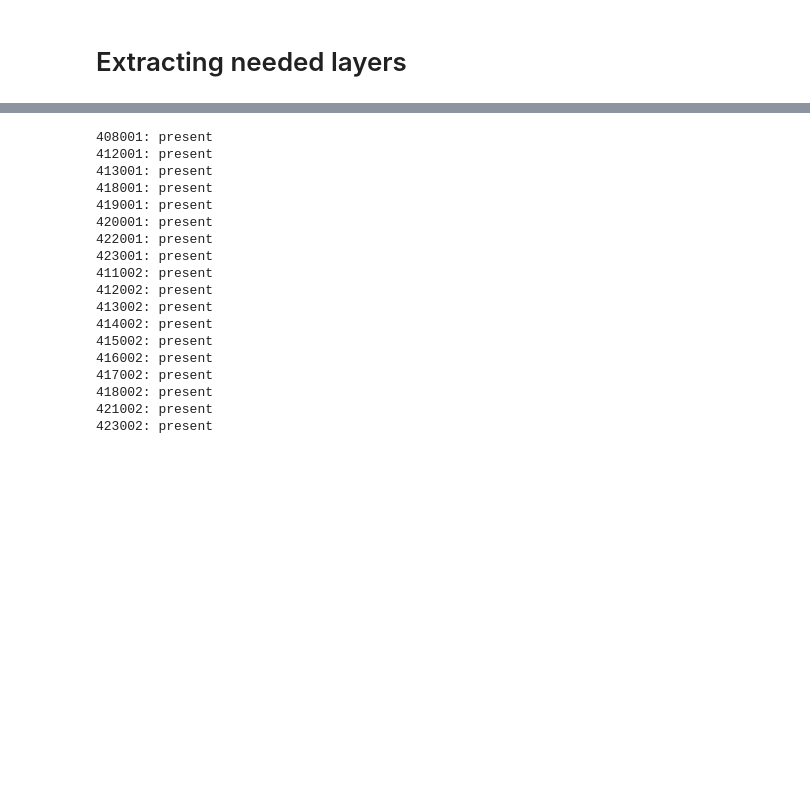
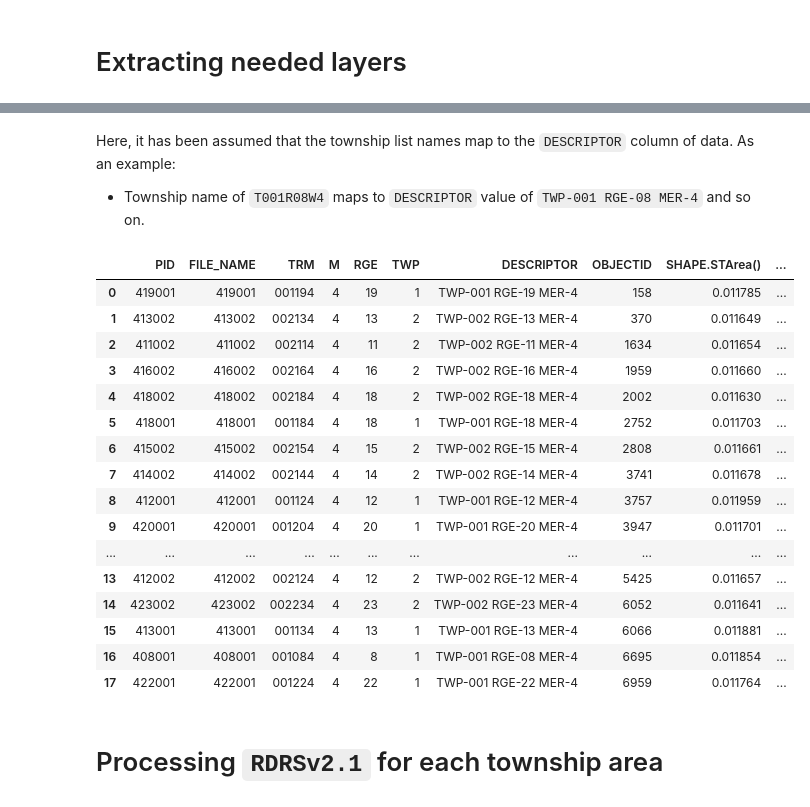
Before and after one commit to kasra-keshavarz/SMM-ABTownship, a Jupyter notebook: data-processing.ipynb, the cells around one changed output, grey strips where cells are left out. Saved outputs shown, nothing was run; the diff lists cells and outputs as text; code cells hidden in the pictures; blank space fills up the shorter version.

```diff
--- a/data-processing.ipynb
+++ b/data-processing.ipynb
@@ -46,8 +50,11 @@ township_list = [
 # list of township IDs based on the `PID` column of the source ATS data
 ids_list = [''.join(re.split("[TRW]", ats)[::-1]) for ats in township_list]
 
+# string of list items
+list_str = ', '.join([f"'{item}'" for item in ids_list])
+
 # creating a custrom SQL query statement to find `ids_list` values in the `PID` column
-sql_query = f'FILE_NAME IN ({', '.join([f"'{item}'" for item in ids_list])})'
+sql_query = f"FILE_NAME IN ({list_str})"
 # %%
 # Specifying query parameters
 params_ag = {
@@ -79,25 +112,26 @@ gdf_ag.centroid.plot(ax=ax, zorder=2, c='black')
 [figure]
-# %%
-# Check if everything requested in the `township_list` is available in `gdf_ag`
-for record in ids_list:
-    if record in gdf_ag.FILE_NAME.to_list():
-        print(f"{record}: present")
-# %% [output]
-408001: present
-412001: present
-413001: present
-418001: present
-419001: present
-420001: present
-422001: present
-423001: present
-411002: present
-412002: present
-413002: present
-414002: present
-415002: present
-416002: present
-417002: present
-418002: present
-421002: present
-423002: present
+# %% [markdown]
+Here, it has been assumed that the township list names map to the `DESCRIPTOR` column of data. As an example:
+
+* Township name of `T001R08W4` maps to `DESCRIPTOR` value of  `TWP-001 RGE-08 MER-4` and so on.
+# %%
+# printing the GeoDataFrame
+gdf_ag
+# %% [output]
+|  | PID | FILE_NAME | TRM | M | RGE | TWP | DESCRIPTOR | OBJECTID | SHAPE.STArea() | ... |
+| 0 | 419001 | 419001 | 001194 | 4 | 19 | 1 | TWP-001 RGE-19 MER-4 | 158 | 0.011785 | ... |
+| 1 | 413002 | 413002 | 002134 | 4 | 13 | 2 | TWP-002 RGE-13 MER-4 | 370 | 0.011649 | ... |
+| 2 | 411002 | 411002 | 002114 | 4 | 11 | 2 | TWP-002 RGE-11 MER-4 | 1634 | 0.011654 | ... |
+| 3 | 416002 | 416002 | 002164 | 4 | 16 | 2 | TWP-002 RGE-16 MER-4 | 1959 | 0.011660 | ... |
+| 4 | 418002 | 418002 | 002184 | 4 | 18 | 2 | TWP-002 RGE-18 MER-4 | 2002 | 0.011630 | ... |
+| 5 | 418001 | 418001 | 001184 | 4 | 18 | 1 | TWP-001 RGE-18 MER-4 | 2752 | 0.011703 | ... |
+| 6 | 415002 | 415002 | 002154 | 4 | 15 | 2 | TWP-002 RGE-15 MER-4 | 2808 | 0.011661 | ... |
+| 7 | 414002 | 414002 | 002144 | 4 | 14 | 2 | TWP-002 RGE-14 MER-4 | 3741 | 0.011678 | ... |
+| 8 | 412001 | 412001 | 001124 | 4 | 12 | 1 | TWP-001 RGE-12 MER-4 | 3757 | 0.011959 | ... |
+| 9 | 420001 | 420001 | 001204 | 4 | 20 | 1 | TWP-001 RGE-20 MER-4 | 3947 | 0.011701 | ... |
+| ... | ... | ... | ... | ... | ... | ... | ... | ... | ... | ... |
+| 13 | 412002 | 412002 | 002124 | 4 | 12 | 2 | TWP-002 RGE-12 MER-4 | 5425 | 0.011657 | ... |
+| 14 | 423002 | 423002 | 002234 | 4 | 23 | 2 | TWP-002 RGE-23 MER-4 | 6052 | 0.011641 | ... |
+| 15 | 413001 | 413001 | 001134 | 4 | 13 | 1 | TWP-001 RGE-13 MER-4 | 6066 | 0.011881 | ... |
+| 16 | 408001 | 408001 | 001084 | 4 | 8 | 1 | TWP-001 RGE-08 MER-4 | 6695 | 0.011854 | ... |
+| 17 | 422001 | 422001 | 001224 | 4 | 22 | 1 | TWP-001 RGE-22 MER-4 | 6959 | 0.011764 | ... |
@@ -103,0 +141,2 @@ for record in ids_list:
+# %% [markdown]
+# Processing `RDRSv2.1` for each township area
```
Also changed, not shown: parts of 22 cells of this notebook.
